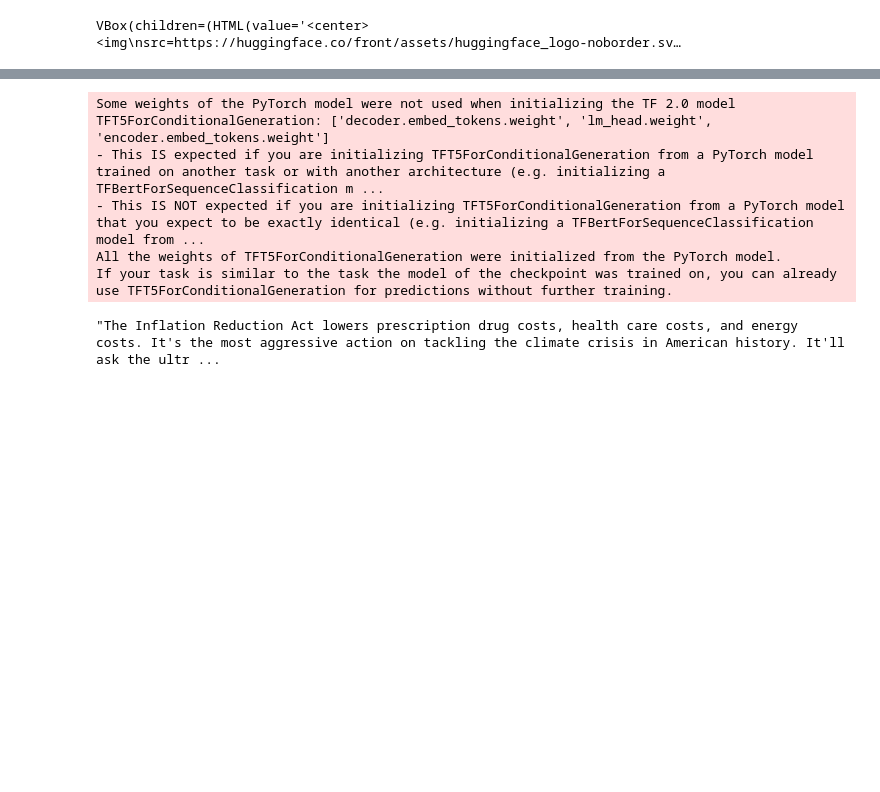
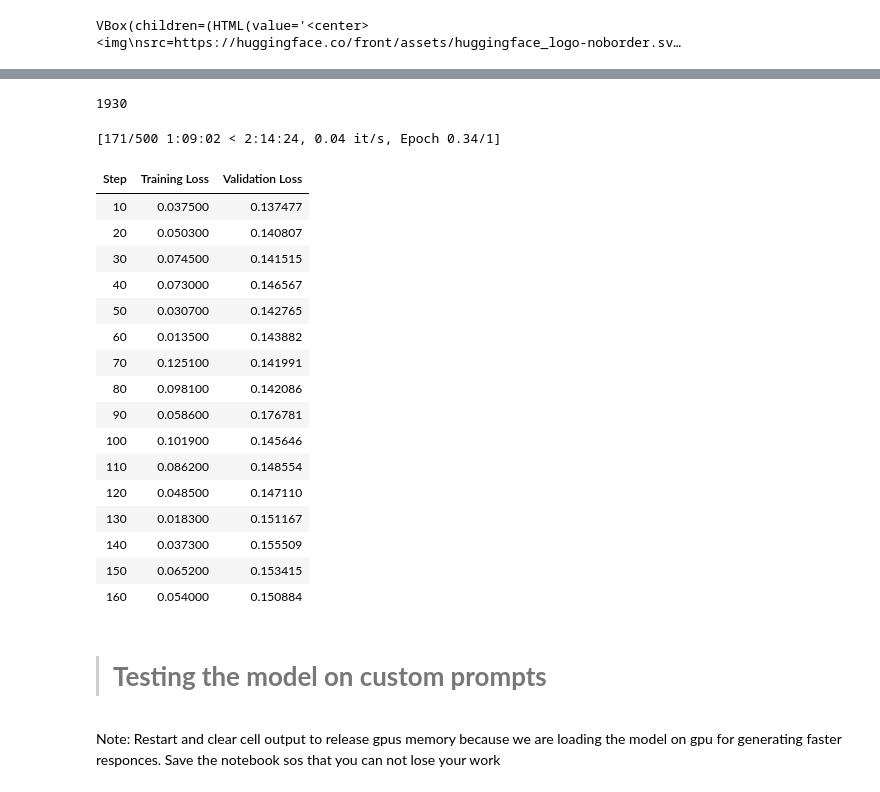
Before and after one commit to umairaziz999/BERT-Style-LLM-Assignment, a Jupyter notebook: LLM_Assignment.ipynb, the cells around one changed output, grey strips where cells are left out. Saved outputs shown, nothing was run; the diff lists cells and outputs as text; code cells hidden in the pictures; blank space fills up the shorter version.

```diff
--- a/LLM_Assignment.ipynb
+++ b/LLM_Assignment.ipynb
@@ -222,5 +242,0 @@ inputs = tokenizer(text, return_tensors="pt").input_ids
-# %%
-from transformers import AutoModelForSeq2SeqLM
-
-model = AutoModelForSeq2SeqLM.from_pretrained("stevhliu/my_awesome_billsum_model")
-outputs = model.generate(inputs, max_new_tokens=100, do_sample=False)
@@ -231,22 +243,39 @@ tokenizer.decode(outputs[0], skip_special_tokens=True)
-# %%
-
-from transformers import AutoTokenizer
-
-tokenizer = AutoTokenizer.from_pretrained("stevhliu/my_awesome_billsum_model")
-inputs = tokenizer(text, return_tensors="tf").input_ids
-# %%
-from transformers import TFAutoModelForSeq2SeqLM
-
-model = TFAutoModelForSeq2SeqLM.from_pretrained("stevhliu/my_awesome_billsum_model",from_pt=True)
-outputs = model.generate(inputs, max_new_tokens=100, do_sample=False)
-# %% [output]
-Some weights of the PyTorch model were not used when initializing the TF 2.0 model TFT5ForConditionalGeneration: ['decoder.embed_tokens.weight', 'lm_head.weight', 'encoder.embed_tokens.weight']
-- This IS expected if you are initializing TFT5ForConditionalGeneration from a PyTorch model trained on another task or with another architecture (e.g. initializing a TFBertForSequenceClassification m ...
-- This IS NOT expected if you are initializing TFT5ForConditionalGeneration from a PyTorch model that you expect to be exactly identical (e.g. initializing a TFBertForSequenceClassification model from ...
-All the weights of TFT5ForConditionalGeneration were initialized from the PyTorch model.
-If your task is similar to the task the model of the checkpoint was trained on, you can already use TFT5ForConditionalGeneration for predictions without further training.
-# %%
-
-tokenizer.decode(outputs[0], skip_special_tokens=True)
-# %% [output]
-"The Inflation Reduction Act lowers prescription drug costs, health care costs, and energy costs. It's the most aggressive action on tackling the climate crisis in American history. It'll ask the ultr ...
+# %%
+from transformers import Seq2SeqTrainingArguments, Seq2SeqTrainer,TrainingArguments, Trainer
+
+training_args = Seq2SeqTrainingArguments(output_dir='mbartTrans', num_train_epochs=1,
+                                  per_device_train_batch_size=1, per_device_eval_batch_size=1,
+                                evaluation_strategy='steps',save_strategy='no',eval_steps=10,logging_steps=1,
+                                  weight_decay=0.01, push_to_hub=False,
+                           learning_rate=2e-5,optim="adafactor")
+# %%
+import gc
+gc.collect()
+# %% [output]
+1930
+# %%
+trainer = Seq2SeqTrainer(model=model, args=training_args, tokenizer=tokenizer,
+                  data_collator=seq2seq_data_collator,
+                  train_dataset=train_dataset_tf,
+                        eval_dataset=val_dataset_tf)
+
+trainer.train()
+# %% [output]
+[171/500 1:09:02 < 2:14:24, 0.04 it/s, Epoch 0.34/1]
+| Step | Training Loss | Validation Loss |
+| 10 | 0.037500 | 0.137477 |
+| 20 | 0.050300 | 0.140807 |
+| 30 | 0.074500 | 0.141515 |
+| 40 | 0.073000 | 0.146567 |
+| 50 | 0.030700 | 0.142765 |
+| 60 | 0.013500 | 0.143882 |
+| 70 | 0.125100 | 0.141991 |
+| 80 | 0.098100 | 0.142086 |
+| 90 | 0.058600 | 0.176781 |
+| 100 | 0.101900 | 0.145646 |
+| 110 | 0.086200 | 0.148554 |
+| 120 | 0.048500 | 0.147110 |
+| 130 | 0.018300 | 0.151167 |
+| 140 | 0.037300 | 0.155509 |
+| 150 | 0.065200 | 0.153415 |
+| 160 | 0.054000 | 0.150884 |
@@ -252,0 +287,4 @@ tokenizer.decode(outputs[0], skip_special_tokens=True)
+# %% [markdown]
+> # **Testing the model on custom prompts**
+# %% [markdown]
+Note: Restart and clear cell output to release gpus memory because we are loading the model on gpu for generating faster responces. Save the notebook sos that you can not lose your work
```
Also changed, not shown: parts of 66 cells of this notebook.
